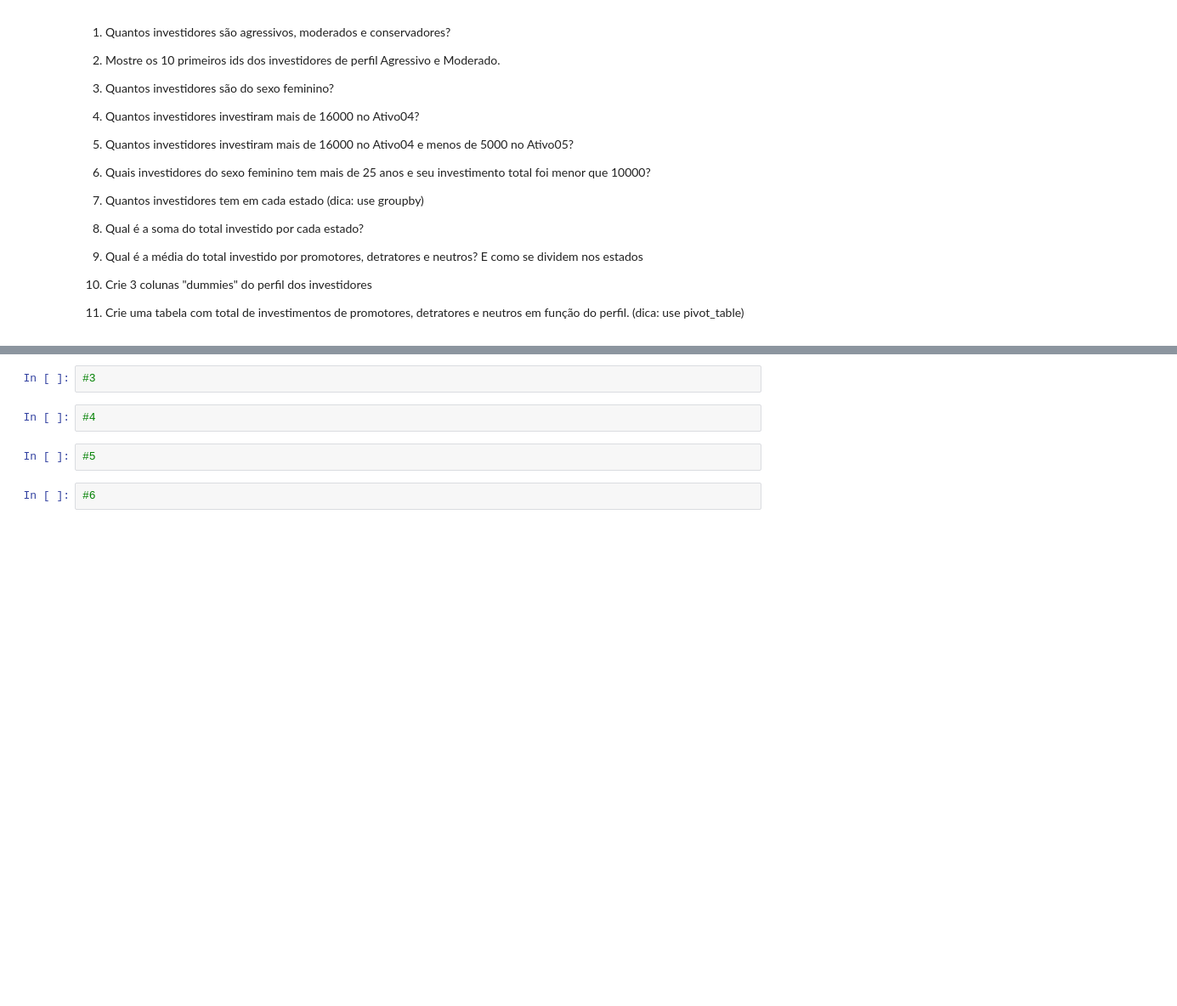
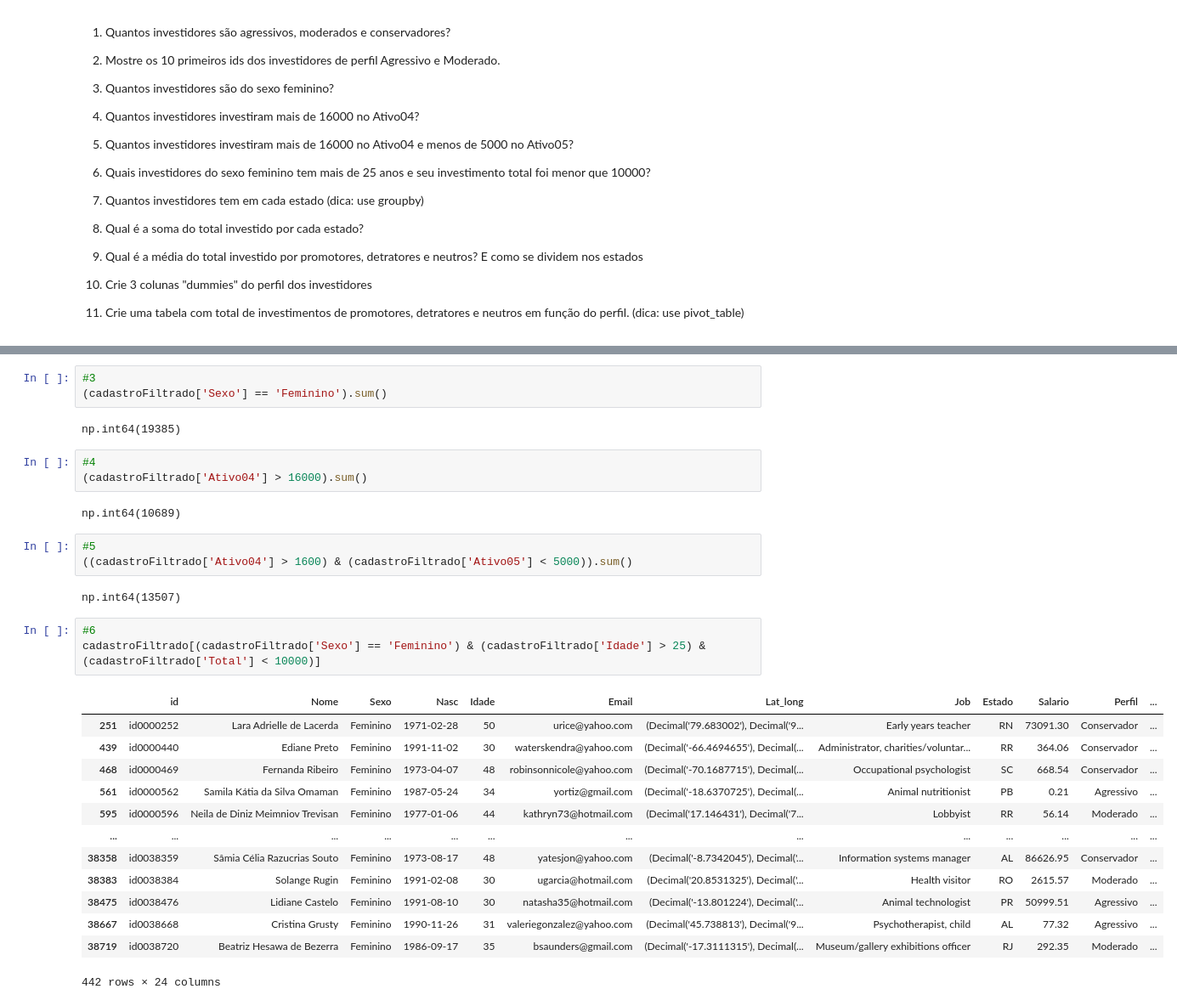
Before and after one commit to Gabriel-maio/Exercicios_ADA_Mod2, a Jupyter notebook: aula7/ExeAula7.ipynb, the cells around one changed output, grey strips where cells are left out. Shown: that part at 85% size. Saved outputs shown, nothing was run; the diff lists cells and outputs as text; blank space fills up the shorter version.

```diff
--- a/aula7/ExeAula7.ipynb
+++ b/aula7/ExeAula7.ipynb
@@ -150,10 +503,34 @@ cadastroFiltrado['Media'].median()
 # %%
 #3
+(cadastroFiltrado['Sexo'] == 'Feminino').sum()
+# %% [output]
+np.int64(19385)
 # %%
 #4
+(cadastroFiltrado['Ativo04'] > 16000).sum()
+# %% [output]
+np.int64(10689)
-# %%
-#5
-# %%
-#6
+# %%
+#5
+((cadastroFiltrado['Ativo04'] > 1600) & (cadastroFiltrado['Ativo05'] < 5000)).sum()
+# %% [output]
+np.int64(13507)
+# %%
+#6
+cadastroFiltrado[(cadastroFiltrado['Sexo'] == 'Feminino') & (cadastroFiltrado['Idade'] > 25) & (cadastroFiltrado['Total'] < 10000)]
+# %% [output]
+|  | id | Nome | Sexo | Nasc | Idade | Email | Lat_long | Job | Estado | Salario | Perfil | ... |
+| 251 | id0000252 | Lara Adrielle de Lacerda | Feminino | 1971-02-28 | 50 | urice@yahoo.com | (Decimal('79.683002'), Decimal('9... | Early years teacher | RN | 73091.30 | Conservador | ... |
+| 439 | id0000440 | Ediane Preto | Feminino | 1991-11-02 | 30 | waterskendra@yahoo.com | (Decimal('-66.4694655'), Decimal(... | Administrator, charities/voluntar... | RR | 364.06 | Conservador | ... |
+| 468 | id0000469 | Fernanda Ribeiro | Feminino | 1973-04-07 | 48 | robinsonnicole@yahoo.com | (Decimal('-70.1687715'), Decimal(... | Occupational psychologist | SC | 668.54 | Conservador | ... |
+| 561 | id0000562 | Samila Kátia da Silva Omaman | Feminino | 1987-05-24 | 34 | yortiz@gmail.com | (Decimal('-18.6370725'), Decimal(... | Animal nutritionist | PB | 0.21 | Agressivo | ... |
+| 595 | id0000596 | Neila de Diniz Meimniov Trevisan | Feminino | 1977-01-06 | 44 | kathryn73@hotmail.com | (Decimal('17.146431'), Decimal('7... | Lobbyist | RR | 56.14 | Moderado | ... |
+| ... | ... | ... | ... | ... | ... | ... | ... | ... | ... | ... | ... | ... |
+| 38358 | id0038359 | Sâmia Célia Razucrias Souto | Feminino | 1973-08-17 | 48 | yatesjon@yahoo.com | (Decimal('-8.7342045'), Decimal('... | Information systems manager | AL | 86626.95 | Conservador | ... |
+| 38383 | id0038384 | Solange Rugin | Feminino | 1991-02-08 | 30 | ugarcia@hotmail.com | (Decimal('20.8531325'), Decimal('... | Health visitor | RO | 2615.57 | Moderado | ... |
+| 38475 | id0038476 | Lidiane Castelo | Feminino | 1991-08-10 | 30 | natasha35@hotmail.com | (Decimal('-13.801224'), Decimal('... | Animal technologist | PR | 50999.51 | Agressivo | ... |
+| 38667 | id0038668 | Cristina Grusty | Feminino | 1990-11-26 | 31 | valeriegonzalez@yahoo.com | (Decimal('45.738813'), Decimal('9... | Psychotherapist, child | AL | 77.32 | Agressivo | ... |
+| 38719 | id0038720 | Beatriz Hesawa de Bezerra | Feminino | 1986-09-17 | 35 | bsaunders@gmail.com | (Decimal('-17.3111315'), Decimal(... | Museum/gallery exhibitions officer | RJ | 292.35 | Moderado | ... |
+442 rows × 24 columns
 # %%
 #7
```
Also changed, not shown: parts of 37 cells of this notebook.
